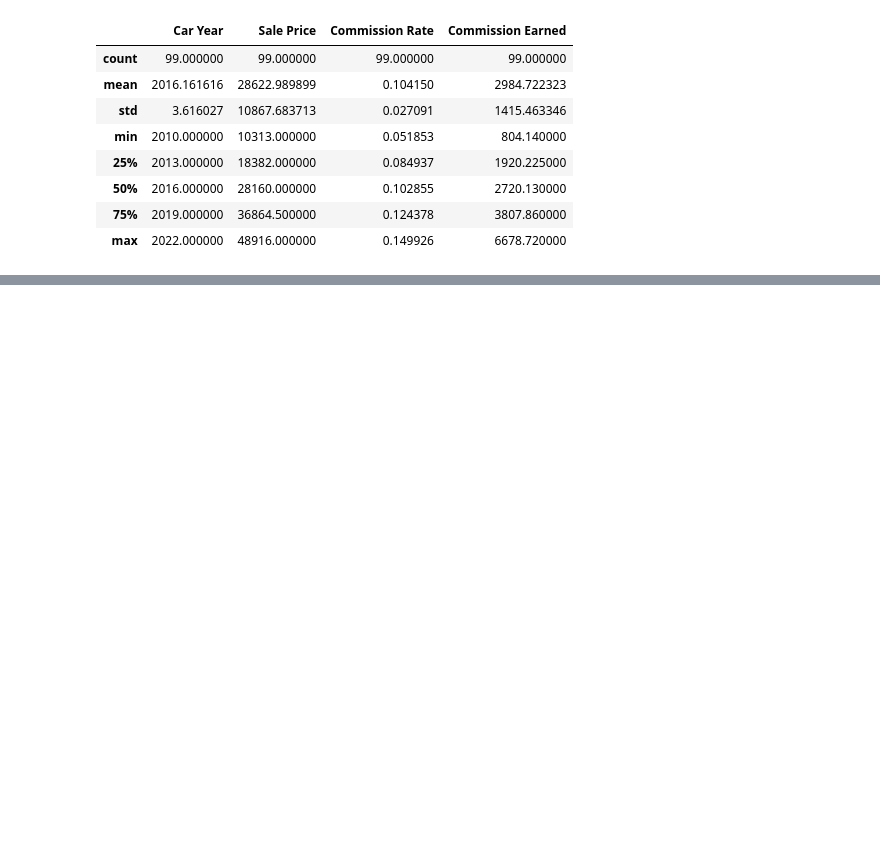
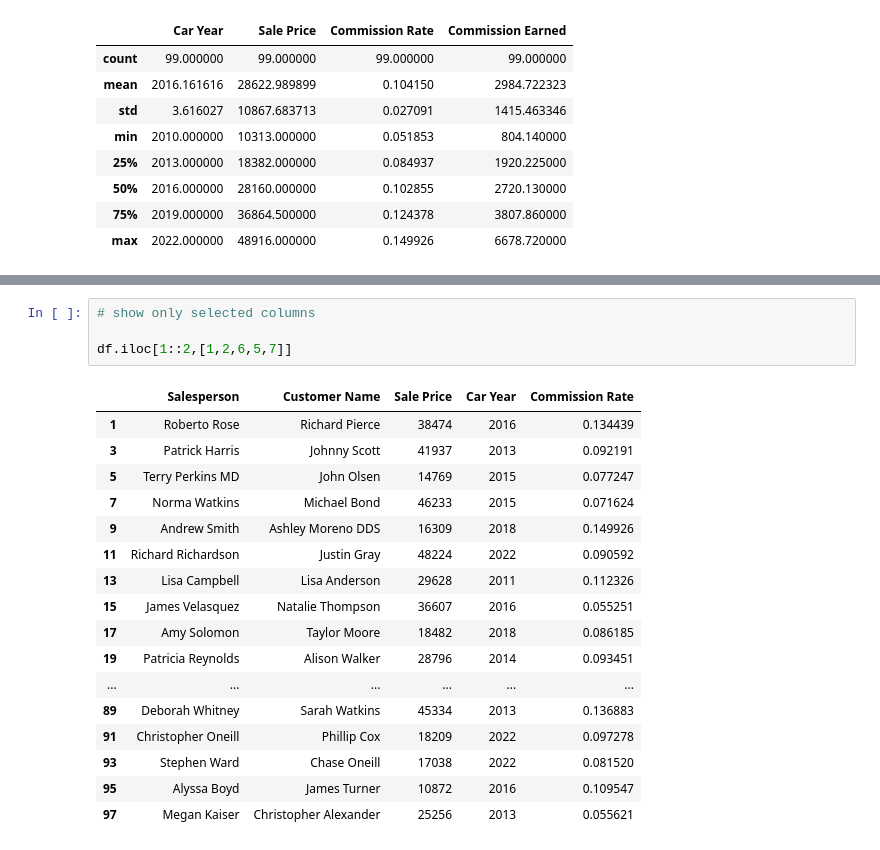
Before and after one commit to Tofik7286/INTERNSHIP-BRAINYBEAM, a Jupyter notebook: 1_WEEK_1_8_12_25_TO_14_12_25/10_12_2025/pandas_basic.ipynb, the cells around one changed output, grey strips where cells are left out. Drawn from its saved outputs; the diff is of its cells as text; blank space fills up the shorter version.

```diff
--- a/1_WEEK_1_8_12_25_TO_14_12_25/10_12_2025/pandas_basic.ipynb
+++ b/1_WEEK_1_8_12_25_TO_14_12_25/10_12_2025/pandas_basic.ipynb
@@ -84,0 +151,22 @@ df.describe()
+# %%
+# show only selected columns
+
+df.iloc[1::2,[1,2,6,5,7]]
+# %% [output]
+|  | Salesperson | Customer Name | Sale Price | Car Year | Commission Rate |
+| 1 | Roberto Rose | Richard Pierce | 38474 | 2016 | 0.134439 |
+| 3 | Patrick Harris | Johnny Scott | 41937 | 2013 | 0.092191 |
+| 5 | Terry Perkins MD | John Olsen | 14769 | 2015 | 0.077247 |
+| 7 | Norma Watkins | Michael Bond | 46233 | 2015 | 0.071624 |
+| 9 | Andrew Smith | Ashley Moreno DDS | 16309 | 2018 | 0.149926 |
+| 11 | Richard Richardson | Justin Gray | 48224 | 2022 | 0.090592 |
+| 13 | Lisa Campbell | Lisa Anderson | 29628 | 2011 | 0.112326 |
+| 15 | James Velasquez | Natalie Thompson | 36607 | 2016 | 0.055251 |
+| 17 | Amy Solomon | Taylor Moore | 18482 | 2018 | 0.086185 |
+| 19 | Patricia Reynolds | Alison Walker | 28796 | 2014 | 0.093451 |
+| ... | ... | ... | ... | ... | ... |
+| 89 | Deborah Whitney | Sarah Watkins | 45334 | 2013 | 0.136883 |
+| 91 | Christopher Oneill | Phillip Cox | 18209 | 2022 | 0.097278 |
+| 93 | Stephen Ward | Chase Oneill | 17038 | 2022 | 0.081520 |
+| 95 | Alyssa Boyd | James Turner | 10872 | 2016 | 0.109547 |
+| 97 | Megan Kaiser | Christopher Alexander | 25256 | 2013 | 0.055621 |
```
Also changed, not shown: parts of 5 cells of this notebook, 23 other files.
